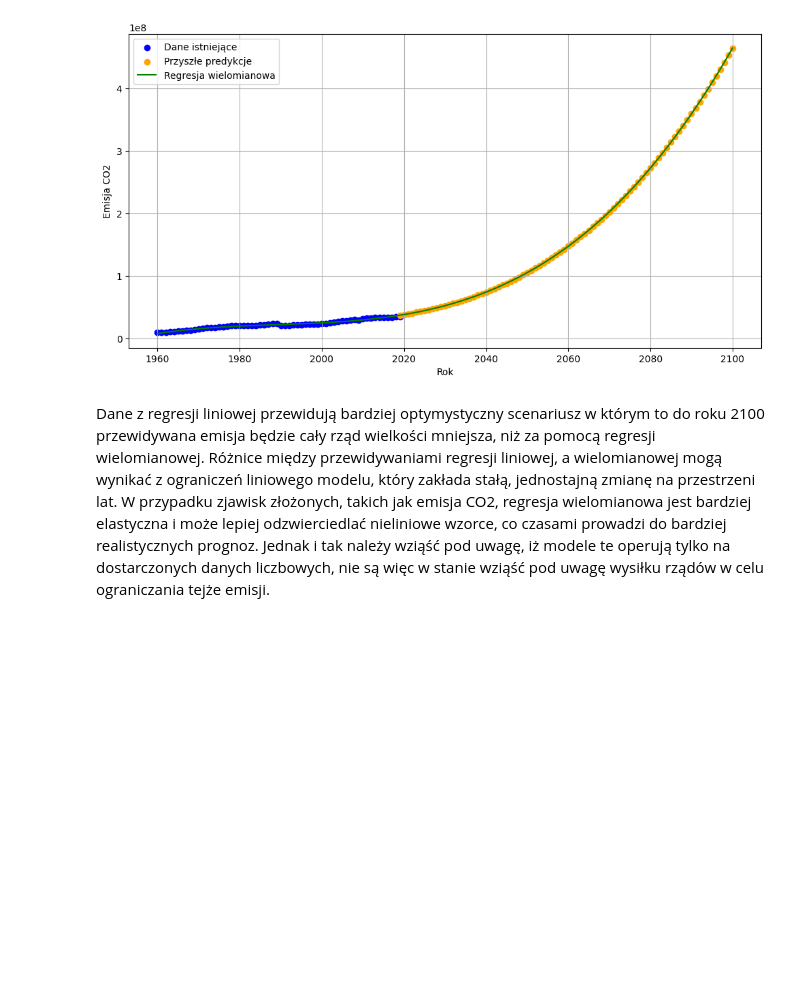
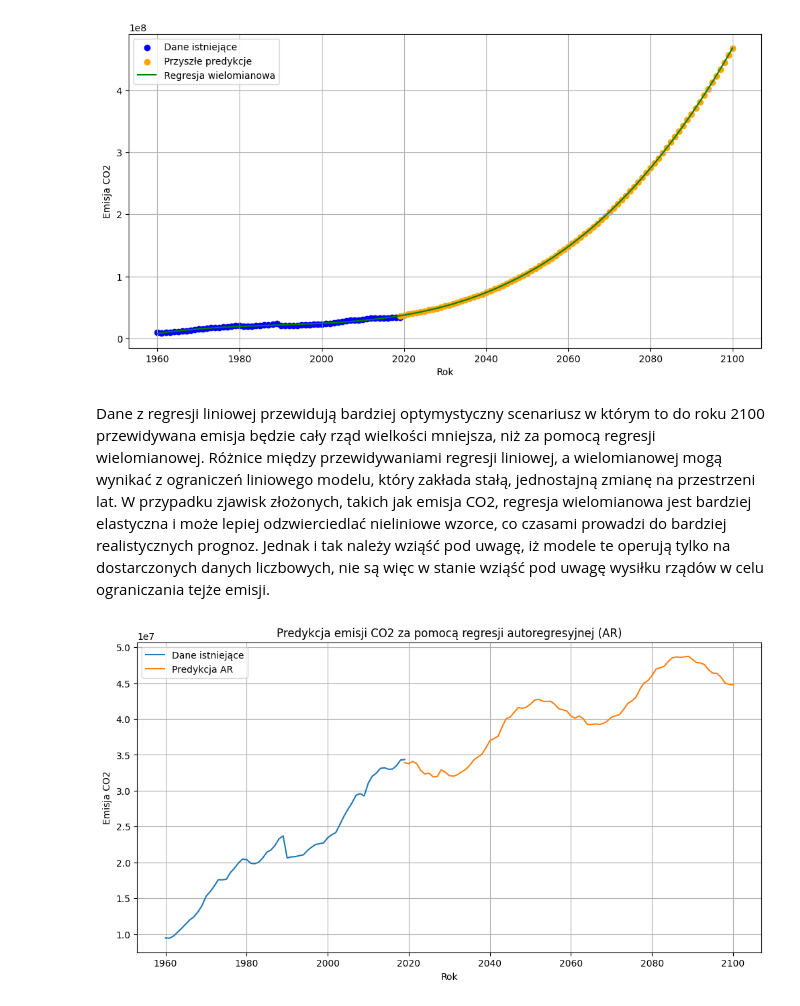
Before and after one commit to kuba172/analiza-zmian-klimatycznych-metodami-uczenia-maszynowego, a Jupyter notebook: Analiza zmian klimatu metodą uczenia maszynowego.ipynb, the cells around one changed output. Drawn from its saved outputs; the diff is of its cells as text; code cells hidden in the pictures; blank space fills up the shorter version.

Commit message:
Add autoregression in CO2 emission prediction

```diff
--- a/Analiza zmian klimatu metodą uczenia maszynowego.ipynb
+++ b/Analiza zmian klimatu metodą uczenia maszynowego.ipynb
@@ -195,4 +197,29 @@ R-squared dla trenowanych danych: 0.972436161634668
 [figure]
 # %% [markdown]
 Dane z regresji liniowej przewidują bardziej optymystyczny scenariusz w którym to do roku 2100 przewidywana emisja będzie cały rząd wielkości mniejsza, niż za pomocą regresji wielomianowej. Różnice między przewidywaniami regresji liniowej, a wielomianowej mogą wynikać z ograniczeń liniowego modelu, który zakłada stałą, jednostajną zmianę na przestrzeni lat. W przypadku zjawisk złożonych, takich jak emisja CO2, regresja wielomianowa jest bardziej elastyczna i może lepiej odzwierciedlać nieliniowe wzorce, co czasami prowadzi do bardziej realistycznych prognoz. Jednak i tak należy wziąść pod uwagę, iż modele te operują tylko na dostarczonych danych liczbowych, nie są więc w stanie wziąść pod uwagę wysiłku rządów w celu ograniczania tejże emisji.
+# %%
+from statsmodels.tsa.ar_model import AutoReg
+from sklearn.metrics import mean_squared_error
+
+X = world_data['year']
+y = world_data['value']
+
+model = AutoReg(y, lags=22)  # parametr lags - liczba opóźnień, określa, o ile kroków wstecz w historii danych model będzie sięgał, aby przewidzieć aktualną wartość ,zbyd duza - nadmierne dopasowanie, zbyt mala - zbyt prosty model
+model_fit = model.fit()
+
+
+future_years = np.arange(2019, 2101)
+future_emission = model_fit.predict(start=len(y), end=len(y)+len(future_years)-1)
+
+plt.figure(figsize=(12, 6))
+plt.plot(X, y, '-', label='Dane istniejące')
+plt.plot(future_years, future_emission, '-', label='Predykcja AR')
+plt.title('Predykcja emisji CO2 za pomocą regresji autoregresyjnej (AR)')
+plt.xlabel('Rok')
+plt.ylabel('Emisja CO2')
+plt.legend()
+plt.grid(True)
+plt.show()
+# %% [output]
+[figure, added]
 # %%
```
Also changed, not shown: parts of 5 cells of this notebook.
